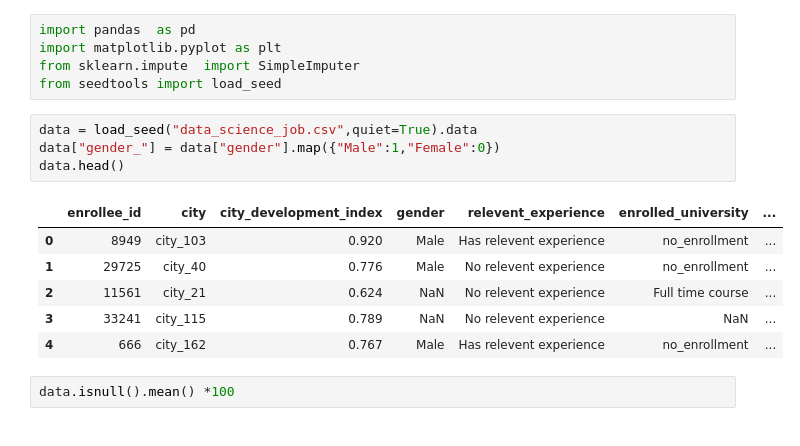
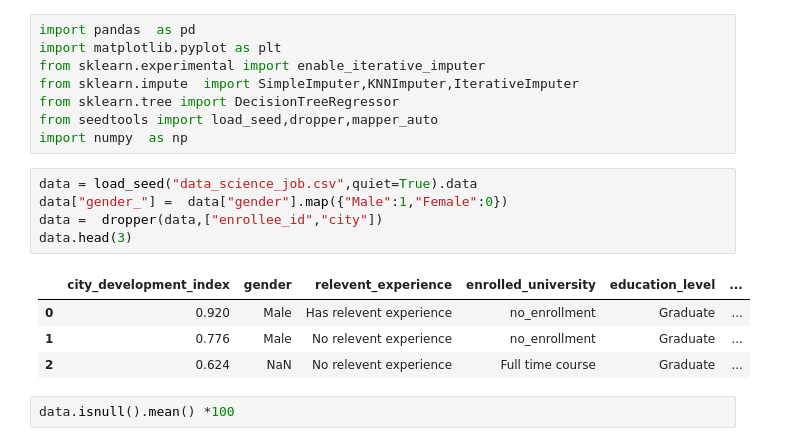
Before and after one commit to Rishabh-creator601/Machine_Learning_rock, a Jupyter notebook: feature_engineering/Imputation-missing_values.ipynb, the cells around one changed output. Cells and saved outputs as stored; diff of their text form.

```diff
--- a/feature_engineering/Imputation-missing_values.ipynb
+++ b/feature_engineering/Imputation-missing_values.ipynb
@@ -1,19 +1,21 @@
 # %%
 import pandas  as pd
 import matplotlib.pyplot as plt
-from sklearn.impute  import SimpleImputer
-from seedtools import load_seed
+from sklearn.experimental import enable_iterative_imputer
+from sklearn.impute  import SimpleImputer,KNNImputer,IterativeImputer
+from sklearn.tree import DecisionTreeRegressor
+from seedtools import load_seed,dropper,mapper_auto
+import numpy  as np
 # %%
 data = load_seed("data_science_job.csv",quiet=True).data
-data["gender_"] = data["gender"].map({"Male":1,"Female":0})
-data.head()
+data["gender_"] =  data["gender"].map({"Male":1,"Female":0})
+data =  dropper(data,["enrollee_id","city"])
+data.head(3)
 # %% [output]
-|  | enrollee_id | city | city_development_index | gender | relevent_experience | enrolled_university | ... |
-| 0 | 8949 | city_103 | 0.920 | Male | Has relevent experience | no_enrollment | ... |
-| 1 | 29725 | city_40 | 0.776 | Male | No relevent experience | no_enrollment | ... |
-| 2 | 11561 | city_21 | 0.624 | NaN | No relevent experience | Full time course | ... |
-| 3 | 33241 | city_115 | 0.789 | NaN | No relevent experience | NaN | ... |
-| 4 | 666 | city_162 | 0.767 | Male | Has relevent experience | no_enrollment | ... |
+|  | city_development_index | gender | relevent_experience | enrolled_university | education_level | ... |
+| 0 | 0.920 | Male | Has relevent experience | no_enrollment | Graduate | ... |
+| 1 | 0.776 | Male | No relevent experience | no_enrollment | Graduate | ... |
+| 2 | 0.624 | NaN | No relevent experience | Full time course | Graduate | ... |
 # %%
 data.isnull().mean() *100
 # %% [output]
```
Also changed, not shown: parts of 32 cells of this notebook.
